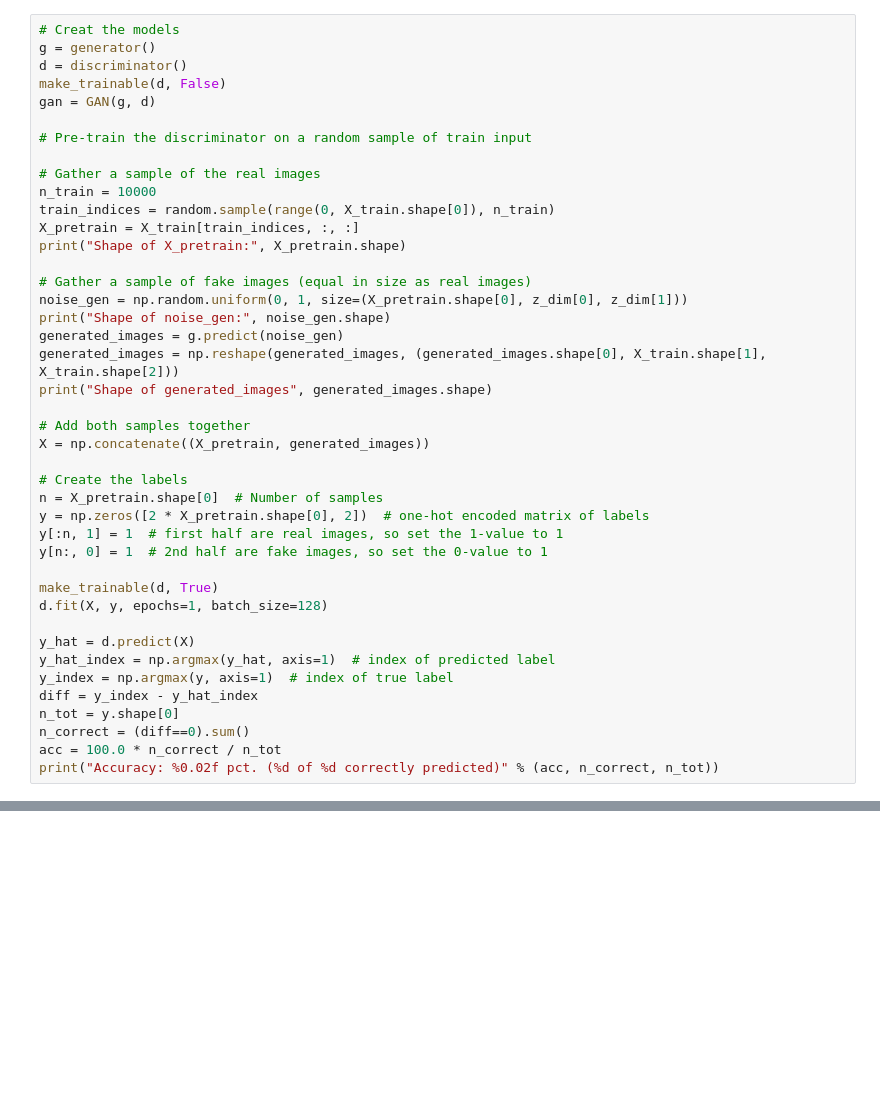
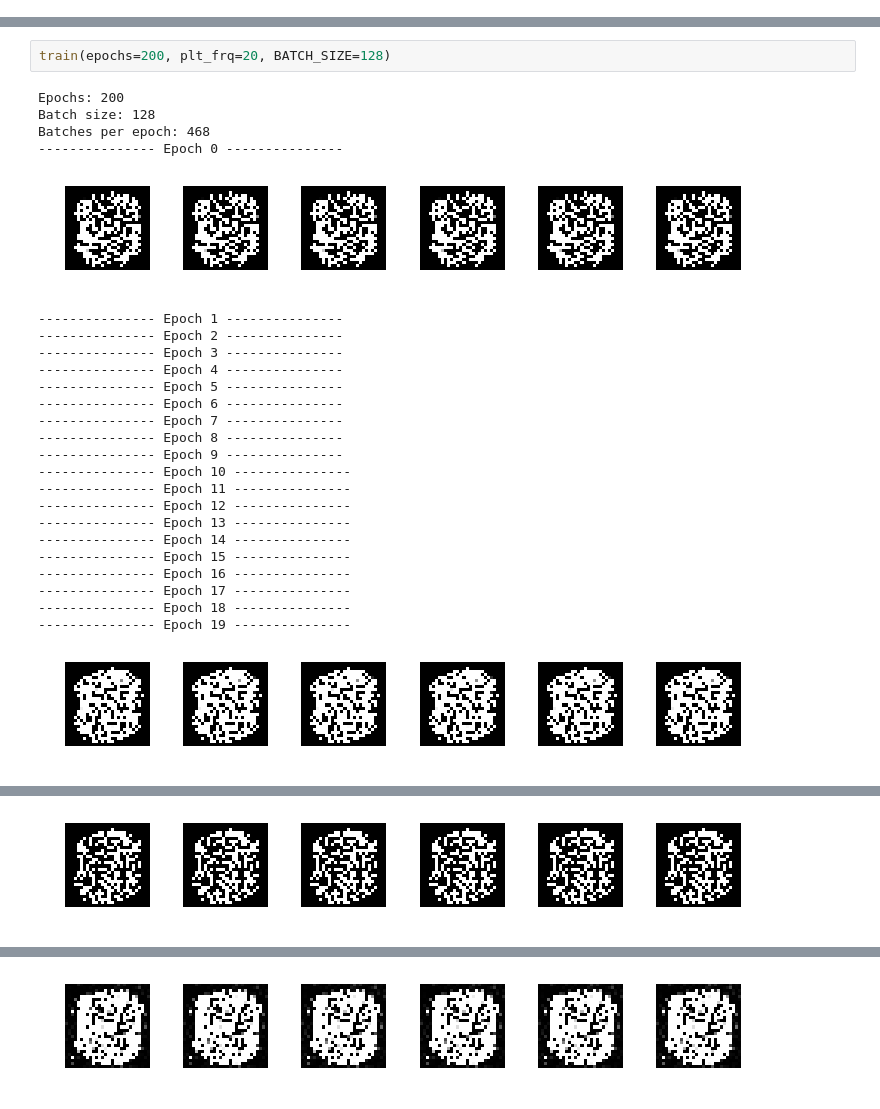
Before and after one commit to kroosen/GAN-in-keras-on-mnist, a Jupyter notebook: GAN-keras-mnist.ipynb, the cells around one changed output, grey strips where cells are left out. Saved outputs shown, nothing was run; the diff lists cells and outputs as text; blank space fills up the shorter version.

```diff
--- a/GAN-keras-mnist.ipynb
+++ b/GAN-keras-mnist.ipynb
@@ -157,42 +112,0 @@ z_dim = (10, 10)
-# %%
-# Creat the models
-g = generator()
-d = discriminator()
-make_trainable(d, False)
-gan = GAN(g, d)
-
-# Pre-train the discriminator on a random sample of train input
-
-# Gather a sample of the real images
-n_train = 10000
-train_indices = random.sample(range(0, X_train.shape[0]), n_train)
-X_pretrain = X_train[train_indices, :, :]
-print("Shape of X_pretrain:", X_pretrain.shape)
-
-# Gather a sample of fake images (equal in size as real images)
-noise_gen = np.random.uniform(0, 1, size=(X_pretrain.shape[0], z_dim[0], z_dim[1]))
-print("Shape of noise_gen:", noise_gen.shape)
-generated_images = g.predict(noise_gen)
-generated_images = np.reshape(generated_images, (generated_images.shape[0], X_train.shape[1], X_train.shape[2]))
-print("Shape of generated_images", generated_images.shape)
-
-# Add both samples together
-X = np.concatenate((X_pretrain, generated_images))
-
-# Create the labels
-n = X_pretrain.shape[0]  # Number of samples
-y = np.zeros([2 * X_pretrain.shape[0], 2])  # one-hot encoded matrix of labels
-y[:n, 1] = 1  # first half are real images, so set the 1-value to 1
-y[n:, 0] = 1  # 2nd half are fake images, so set the 0-value to 1
-
-make_trainable(d, True)
-d.fit(X, y, epochs=1, batch_size=128)
-
-y_hat = d.predict(X)
-y_hat_index = np.argmax(y_hat, axis=1)  # index of predicted label
-y_index = np.argmax(y, axis=1)  # index of true label
-diff = y_index - y_hat_index
-n_tot = y.shape[0]
-n_correct = (diff==0).sum()
-acc = 100.0 * n_correct / n_tot
-print("Accuracy: %0.02f pct. (%d of %d correctly predicted)" % (acc, n_correct, n_tot))
@@ -266,0 +156,28 @@ D_loss: [0.032747455, 0.99999994]   ---  G_loss: [2.8890634, 0.0]
+# %%
+train(epochs=200, plt_frq=20, BATCH_SIZE=128)
+# %% [output]
+Epochs: 200
+Batch size: 128
+Batches per epoch: 468
+--------------- Epoch 0 ---------------
+[figure, added]
+--------------- Epoch 1 ---------------
+--------------- Epoch 2 ---------------
+--------------- Epoch 3 ---------------
+--------------- Epoch 4 ---------------
+--------------- Epoch 5 ---------------
+--------------- Epoch 6 ---------------
+--------------- Epoch 7 ---------------
+--------------- Epoch 8 ---------------
+--------------- Epoch 9 ---------------
+--------------- Epoch 10 ---------------
+--------------- Epoch 11 ---------------
+--------------- Epoch 12 ---------------
+--------------- Epoch 13 ---------------
+--------------- Epoch 14 ---------------
+--------------- Epoch 15 ---------------
+--------------- Epoch 16 ---------------
+--------------- Epoch 17 ---------------
+--------------- Epoch 18 ---------------
+--------------- Epoch 19 ---------------
+[figure, added]
@@ -266,0 +204 @@ D_loss: [0.032747455, 0.99999994]   ---  G_loss: [2.8890634, 0.0]
+[figure, added]
@@ -266,0 +225 @@ D_loss: [0.032747455, 0.99999994]   ---  G_loss: [2.8890634, 0.0]
+[figure, added]
```
Also changed, not shown: parts of 14 cells of this notebook, 35 other files.
